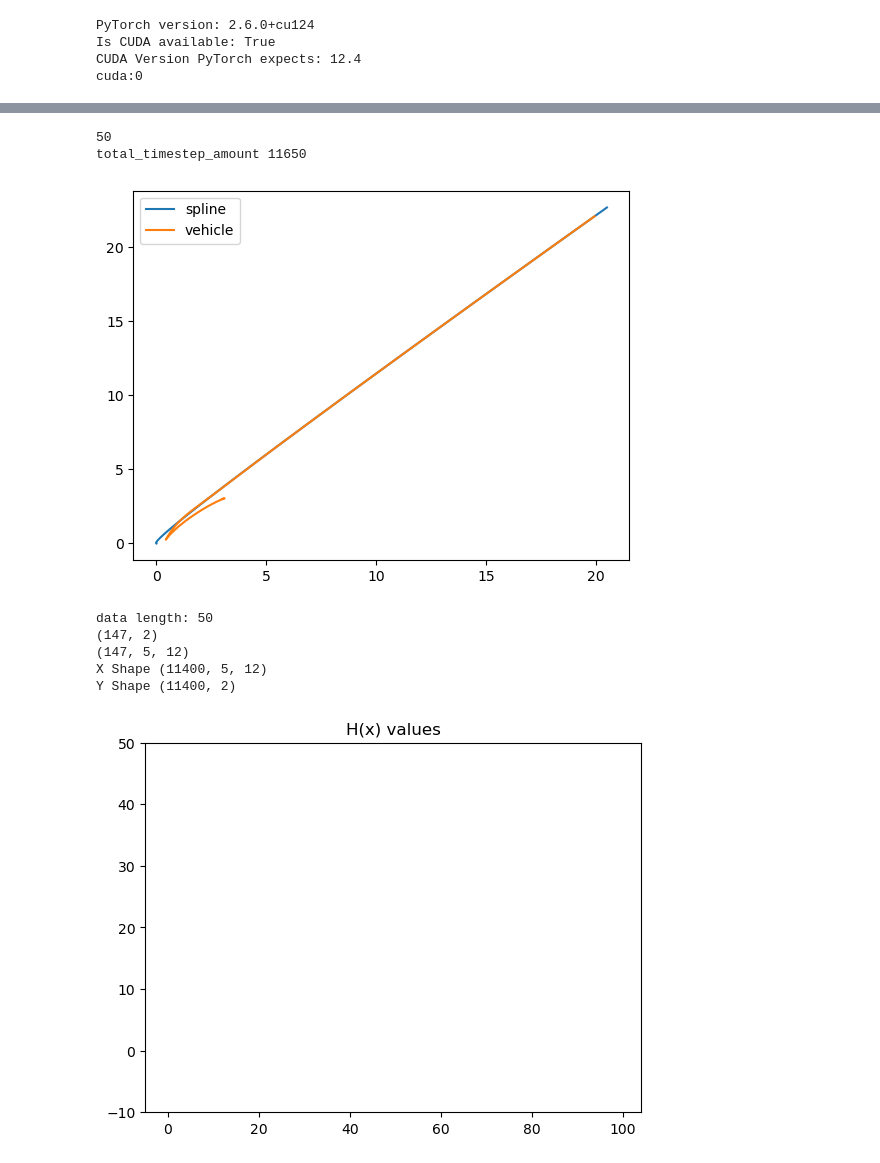
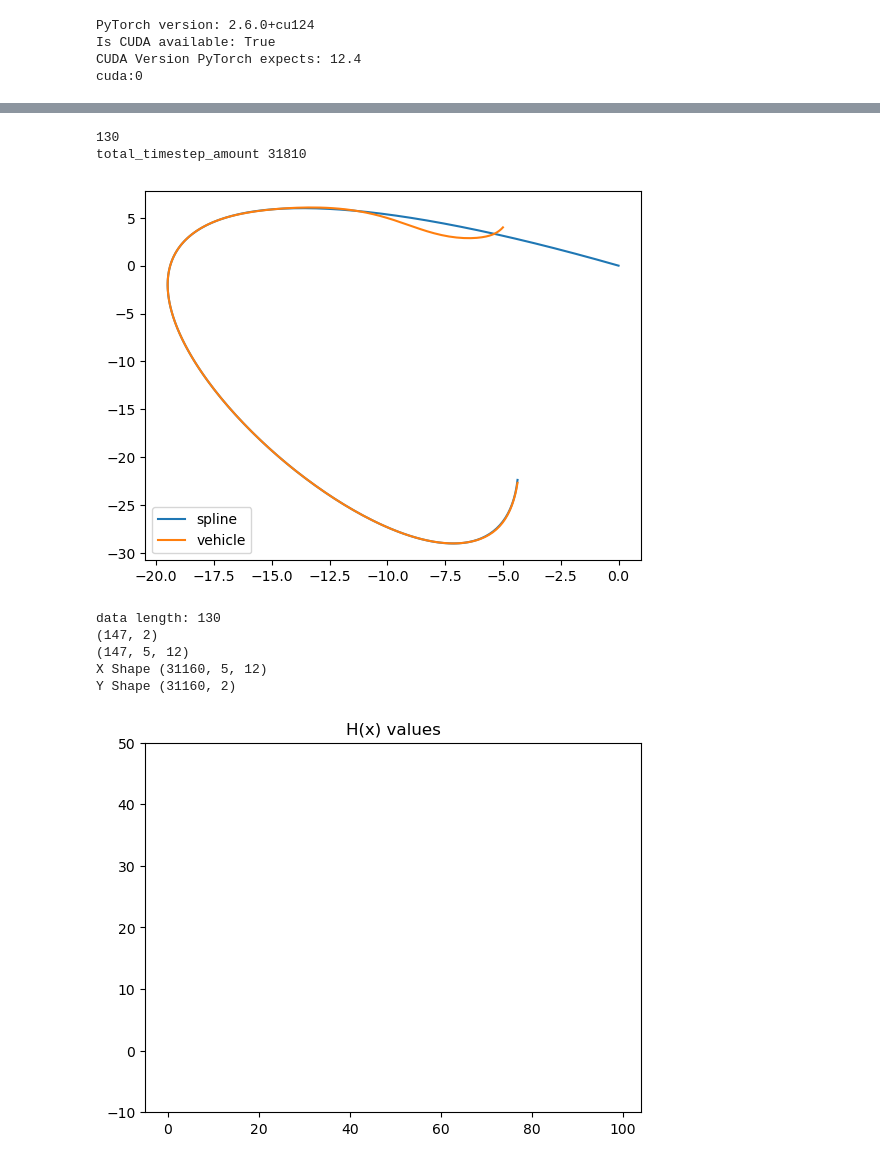
Before and after one commit to planetaryeclipse/research-geo-diff-opt-layer, a Jupyter notebook: LSTM.ipynb, the cells around one changed output, grey strips where cells are left out. Drawn from its saved outputs; the diff is of its cells as text; code cells hidden in the pictures.

```diff
--- a/LSTM.ipynb
+++ b/LSTM.ipynb
@@ -36,22 +36,22 @@ len(episodes), episodes[1].shape
 # %%
 #Look at file data.
-episode_data = episodes[1]
+episode_data = episodes[45]
 episode_data[100:150, :14]
 total_timestep_amount = 0  #number should match X.shape[0] and Y.shape[0]
 
 for i in range(len(episodes)):
     # print(episodes[i].shape)
     total_timestep_amount += episodes[i].shape[0]
 print(len(episodes))
 print("total_timestep_amount", total_timestep_amount)
 plt.plot(episode_data[:, 0], episode_data[:, 1], label='spline')
 plt.plot(episode_data[:, 6], episode_data[:, 7], label = 'vehicle')
 plt.legend()
 plt.show()
 # %% [output]
-50
-total_timestep_amount 11650
+130
+total_timestep_amount 31810
-[figure, old version]
+[figure, new version]
 # %%
 #Structure input files for LSTM
 from copy import deepcopy
@@ -113,11 +113,11 @@ print("X Shape",X.shape)
 print("Y Shape", Y.shape)
 # Y[1000:1100, :]
 # %% [output]
-data length: 50
+data length: 130
 (147, 2)
 (147, 5, 12)
-X Shape (11400, 5, 12)
-Y Shape (11400, 2)
+X Shape (31160, 5, 12)
+Y Shape (31160, 2)
 # %%
 #Validate Data
 
```
Also changed, not shown: parts of 9 cells of this notebook.
